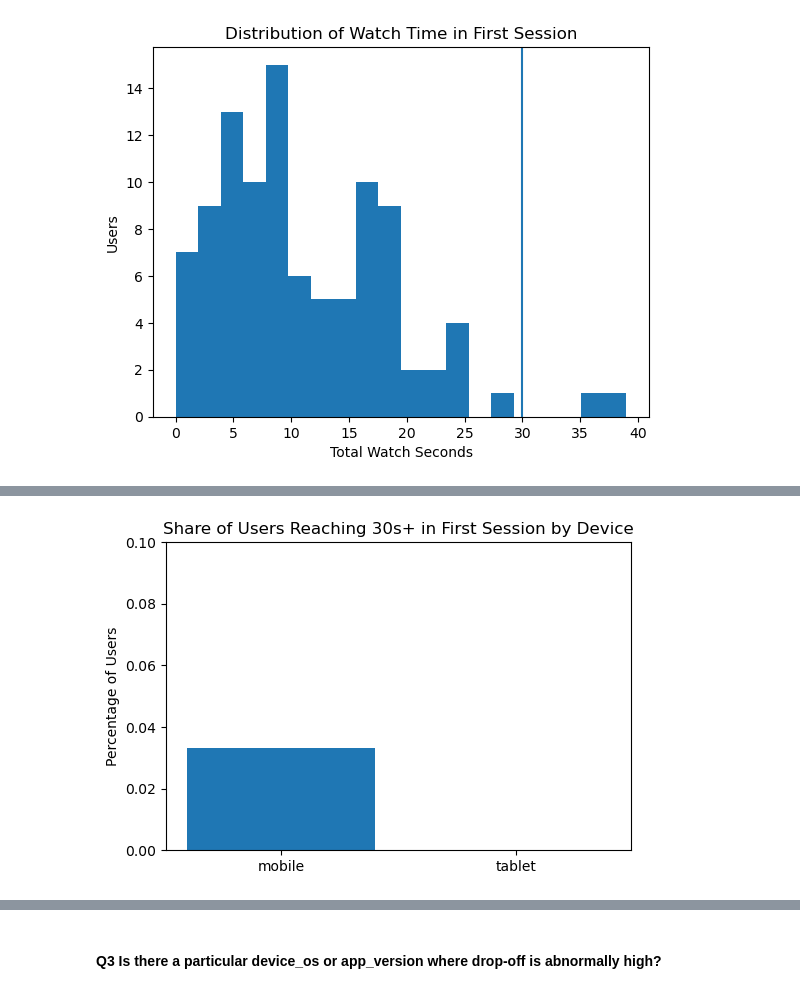
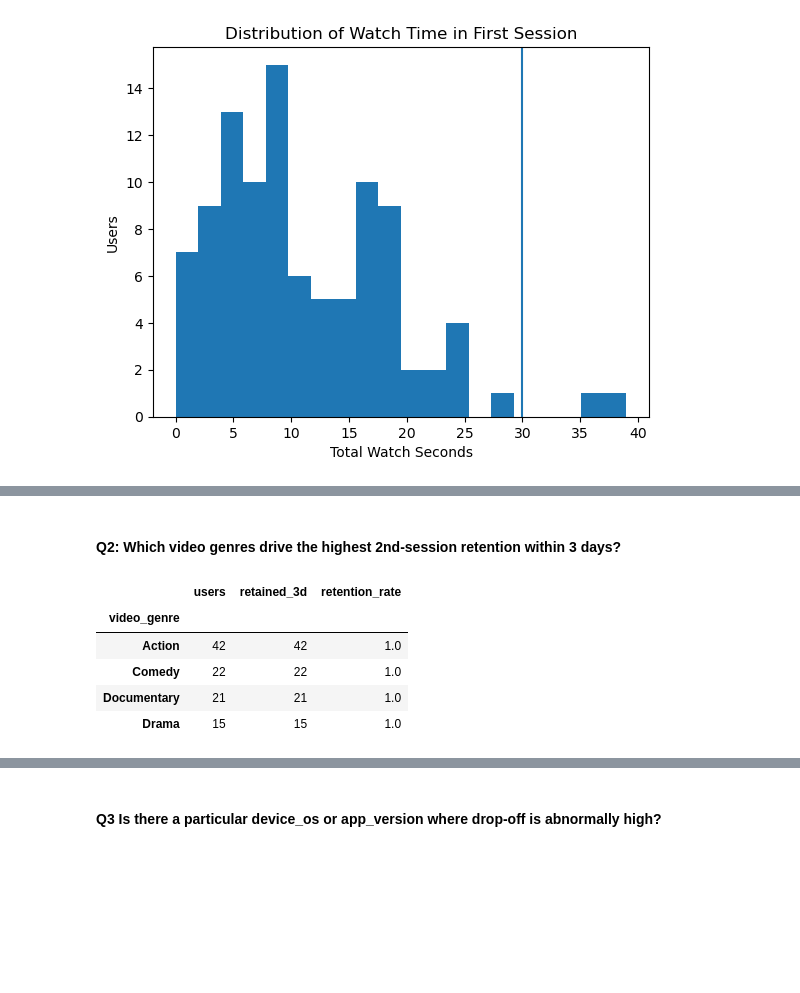
Before and after one commit to AleksandarJeremic/streampro-assignment, a Jupyter notebook: Notebook/streampro_assignment.ipynb, the cells around one changed output, grey strips where cells are left out. Drawn from its saved outputs; the diff is of its cells as text; code cells hidden in the pictures; blank space fills up the shorter version.

```diff
--- a/Notebook/streampro_assignment.ipynb
+++ b/Notebook/streampro_assignment.ipynb
@@ -441,10 +373,2 @@ device_rate = (
-# %%
-
-plt.figure(figsize=(6,4))
-plt.bar(device_rate["device"], device_rate["pct_30s_plus"])
-plt.title("Share of Users Reaching 30s+ in First Session by Device")
-plt.ylabel("Percentage of Users")
-plt.ylim(0, 0.1)
-plt.show()
-# %% [output]
-[figure, removed]
+# %% [markdown]
+#### Q2: Which video genres drive the highest 2nd-session retention within 3 days?
@@ -450,0 +381,21 @@ plt.show()
+# %%
+genre_retention = (
+    session_facts
+    .query("session_number == 1")
+    .groupby("video_genre")
+    .agg(
+        users=("user_id", "nunique"),
+        retained_3d=("retained_3d", "sum")
+    )
+    .assign(retention_rate=lambda df: df["retained_3d"] / df["users"])
+    .sort_values("retention_rate", ascending=False)
+)
+
+genre_retention
+# %% [output]
+|  | users | retained_3d | retention_rate |
+| video_genre |  |  |  |
+| Action | 42 | 42 | 1.0 |
+| Comedy | 22 | 22 | 1.0 |
+| Documentary | 21 | 21 | 1.0 |
+| Drama | 15 | 15 | 1.0 |
```
Also changed, not shown: parts of 9 cells of this notebook.
